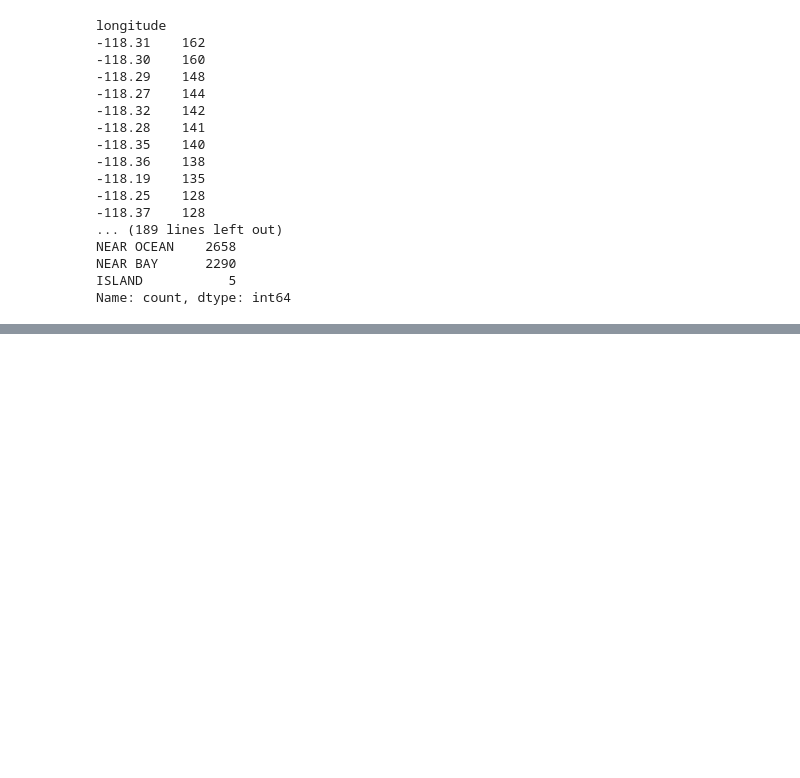
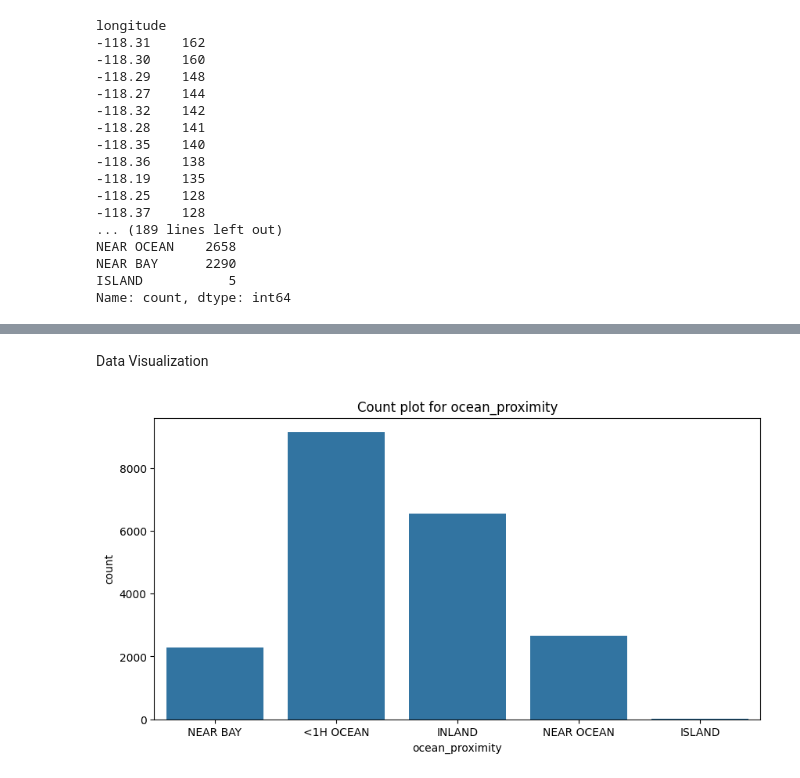
Before and after one commit to Dulyana-Silva/MLproject5-House-Price-Prediction, a Jupyter notebook: House_Price_Prediction.ipynb, the cells around one changed output, grey strips where cells are left out. Saved outputs shown, nothing was run; the diff lists cells and outputs as text; code cells hidden in the pictures; blank space fills up the shorter version.

```diff
--- a/House_Price_Prediction.ipynb
+++ b/House_Price_Prediction.ipynb
@@ -149,0 +191,11 @@ Longitude col ---> This shows there's a place holder value that has been encoded
+# %% [markdown]
+Data Visualization
+# %%
+# countplot for categorical columns
+for col in cat_cols:
+  plt.figure(figsize = (10, 5))
+  sns.countplot(data = df, x = col)
+  plt.title(f"Count plot for {col}")
+  plt.show()
+# %% [output]
+[figure, added]
```
Also changed, not shown: parts of 11 cells of this notebook.
